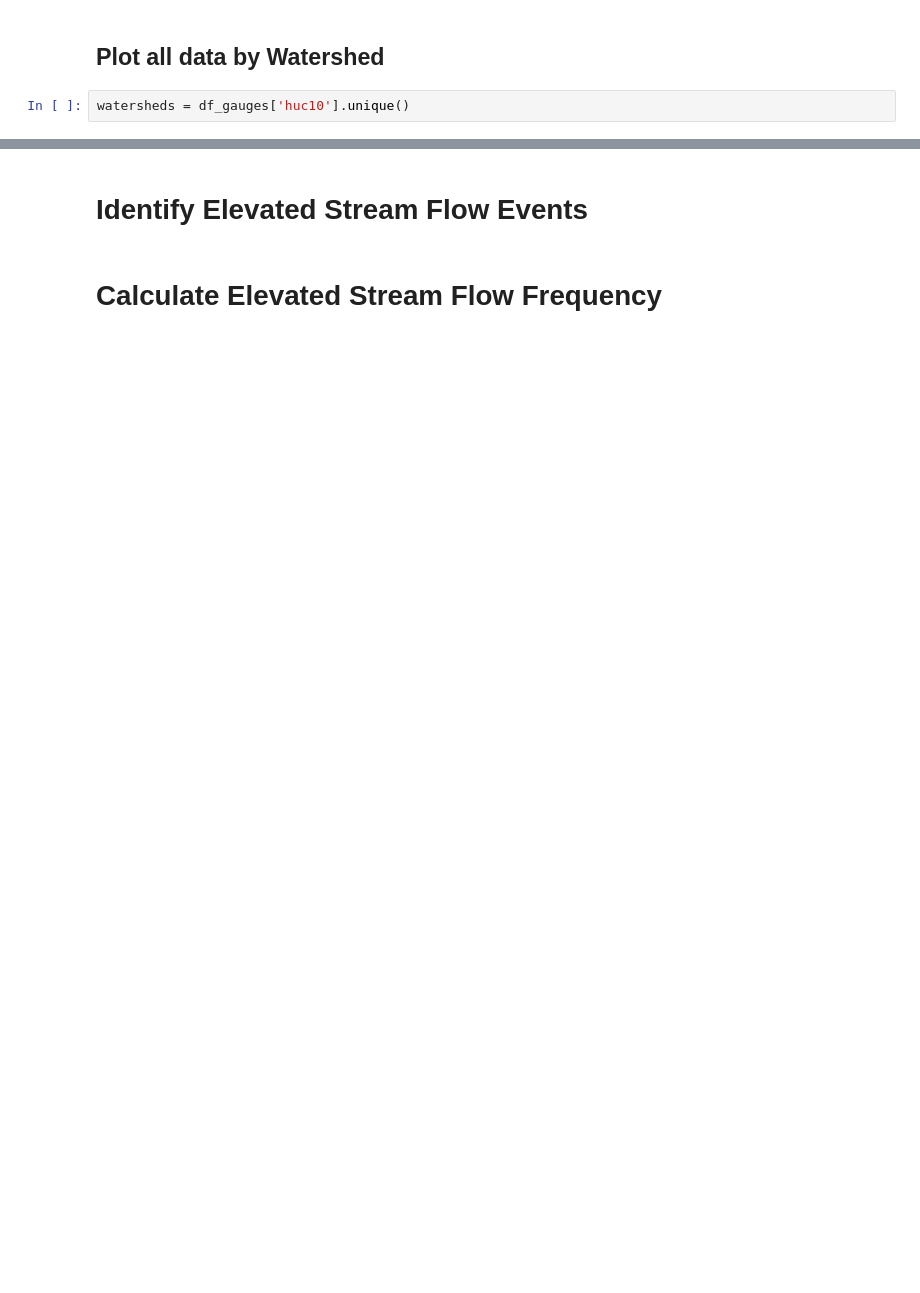
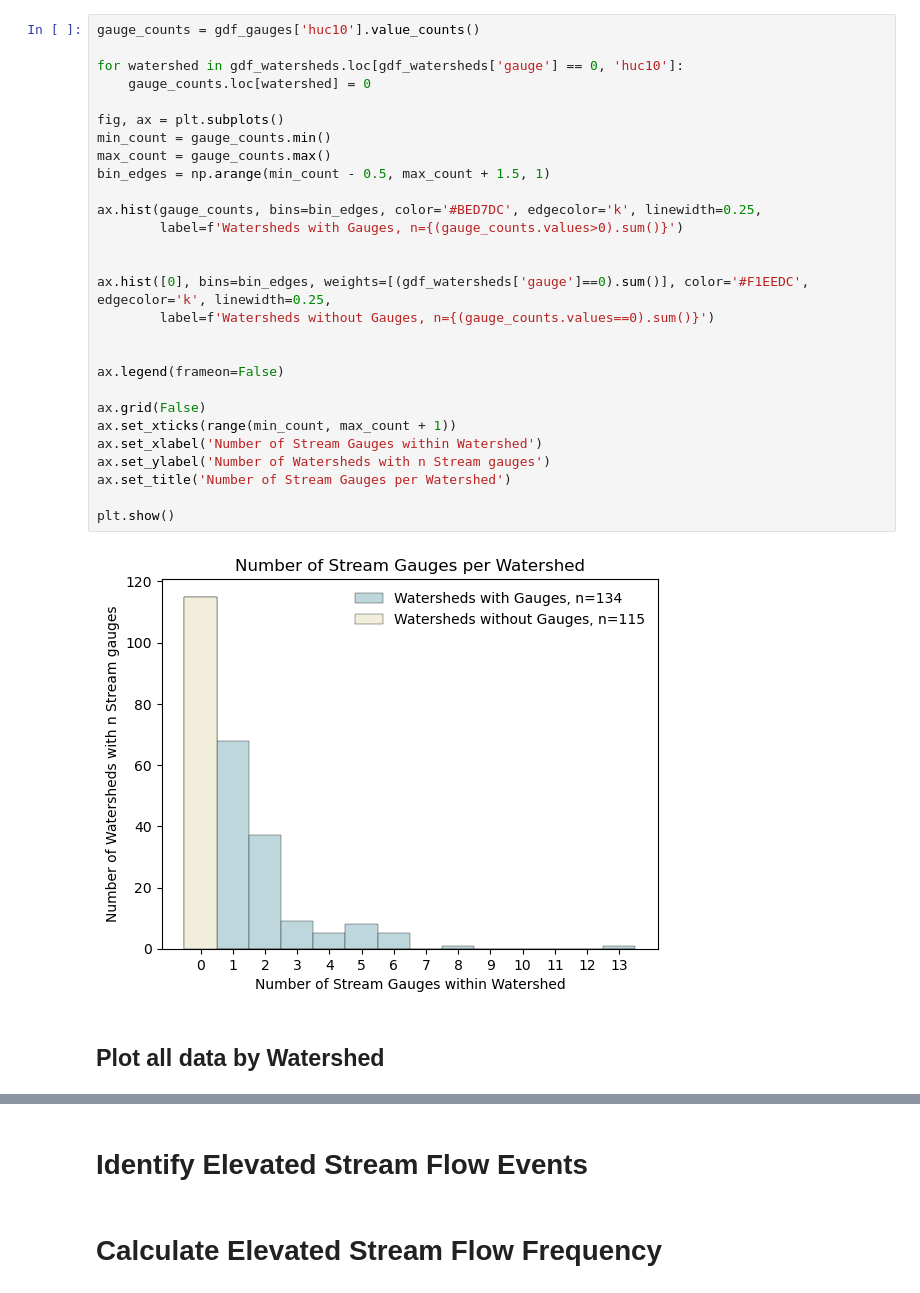
Before and after one commit to masseygeo/watersheds, a Jupyter notebook: ElevatedStreamFlowEvents/ElevatedStreamFlowEvents.ipynb, the cells around one changed output, grey strips where cells are left out. Drawn from its saved outputs; the diff is of its cells as text; blank space fills up the shorter version.

```diff
--- a/ElevatedStreamFlowEvents/ElevatedStreamFlowEvents.ipynb
+++ b/ElevatedStreamFlowEvents/ElevatedStreamFlowEvents.ipynb
@@ -49,4 +45,32 @@ df_gauges.head()
+# %%
+gauge_counts = gdf_gauges['huc10'].value_counts()
+
+for watershed in gdf_watersheds.loc[gdf_watersheds['gauge'] == 0, 'huc10']:
+    gauge_counts.loc[watershed] = 0
+
+fig, ax = plt.subplots()
+min_count = gauge_counts.min()
+max_count = gauge_counts.max()
+bin_edges = np.arange(min_count - 0.5, max_count + 1.5, 1)
+
+ax.hist(gauge_counts, bins=bin_edges, color='#BED7DC', edgecolor='k', linewidth=0.25,
+        label=f'Watersheds with Gauges, n={(gauge_counts.values>0).sum()}')
+
+
+ax.hist([0], bins=bin_edges, weights=[(gdf_watersheds['gauge']==0).sum()], color='#F1EEDC', edgecolor='k', linewidth=0.25,
+        label=f'Watersheds without Gauges, n={(gauge_counts.values==0).sum()}')
+
+
+ax.legend(frameon=False)
+
+ax.grid(False)
+ax.set_xticks(range(min_count, max_count + 1))
+ax.set_xlabel('Number of Stream Gauges within Watershed')
+ax.set_ylabel('Number of Watersheds with n Stream gauges')
+ax.set_title('Number of Stream Gauges per Watershed')
+
+plt.show()
+# %% [output]
+[figure, added]
 # %% [markdown]
 ## Plot all data by Watershed
-# %%
-watersheds = df_gauges['huc10'].unique()
```
Also changed, not shown: parts of 14 cells of this notebook, 11 other files.
